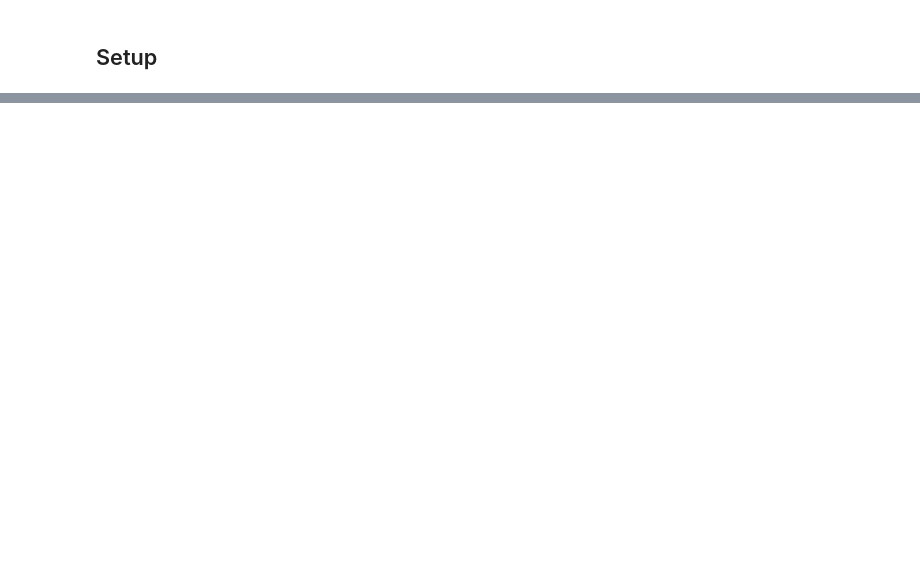
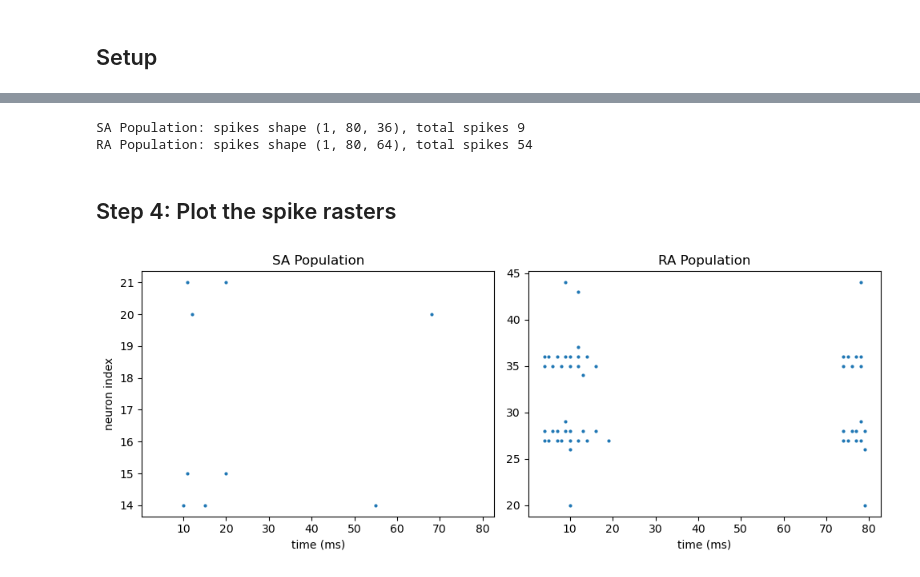
Before and after one commit to benefron/sensoryforge, a Jupyter notebook: examples/notebooks/01_quickstart.ipynb, the cells around one changed output, grey strips where cells are left out. Drawn from its saved outputs; the diff is of its cells as text; code cells hidden in the pictures; blank space fills up the shorter version.

```diff
--- a/examples/notebooks/01_quickstart.ipynb
+++ b/examples/notebooks/01_quickstart.ipynb
@@ -151,18 +20,0 @@ print(f"Mean firing rate: {spike_train.sum().item() / (num_neurons * num_steps *
-# %%
-# Convert to numpy for plotting
-spike_train_np = spike_train.squeeze(1).cpu().numpy()  # [num_steps, num_neurons]
-
-# Find spike times and neuron indices
-spike_times, neuron_ids = torch.where(torch.from_numpy(spike_train_np) > 0.5)
-spike_times = spike_times.numpy() * dt_ms  # Convert to ms
-neuron_ids = neuron_ids.numpy()
-
-# Plot raster
-plt.figure(figsize=(10, 6))
-plt.scatter(spike_times, neuron_ids, s=1, color='black')
-plt.xlabel('Time (ms)')
-plt.ylabel('Neuron ID')
-plt.title(f'Spike Raster Plot ({len(spike_times)} spikes)')
-plt.xlim(0, num_steps * dt_ms)
-plt.ylim(-1, num_neurons)
-plt.show()
@@ -184,0 +128,27 @@ You've completed a basic SensoryForge encoding pipeline:
+# %%
+results = engine.run(stimulus, return_intermediates=True)
+
+for name, res in results.items():
+    total = int(res["spikes"].sum().item())
+    print(f"{name}: spikes shape {tuple(res['spikes'].shape)}, total spikes {total}")
+# %% [output]
+SA Population: spikes shape (1, 80, 36), total spikes 9
+RA Population: spikes shape (1, 80, 64), total spikes 54
+# %% [markdown]
+## Step 4: Plot the spike rasters
+# %%
+fig, axes = plt.subplots(1, 2, figsize=(10, 4), sharex=True)
+dt_ms = config.simulation.dt_ms
+
+for ax, name in zip(axes, ["SA Population", "RA Population"]):
+    spikes = results[name]["spikes"][0]  # [time, N]
+    times, neuron_ids = torch.where(spikes > 0)
+    ax.scatter(times.numpy() * dt_ms, neuron_ids.numpy(), s=4)
+    ax.set_title(name)
+    ax.set_xlabel("time (ms)")
+ax = axes[0]
+ax.set_ylabel("neuron index")
+plt.tight_layout()
+plt.show()
+# %% [output]
+[figure, added]
```
Also changed, not shown: parts of 22 cells of this notebook, 3 other files.
